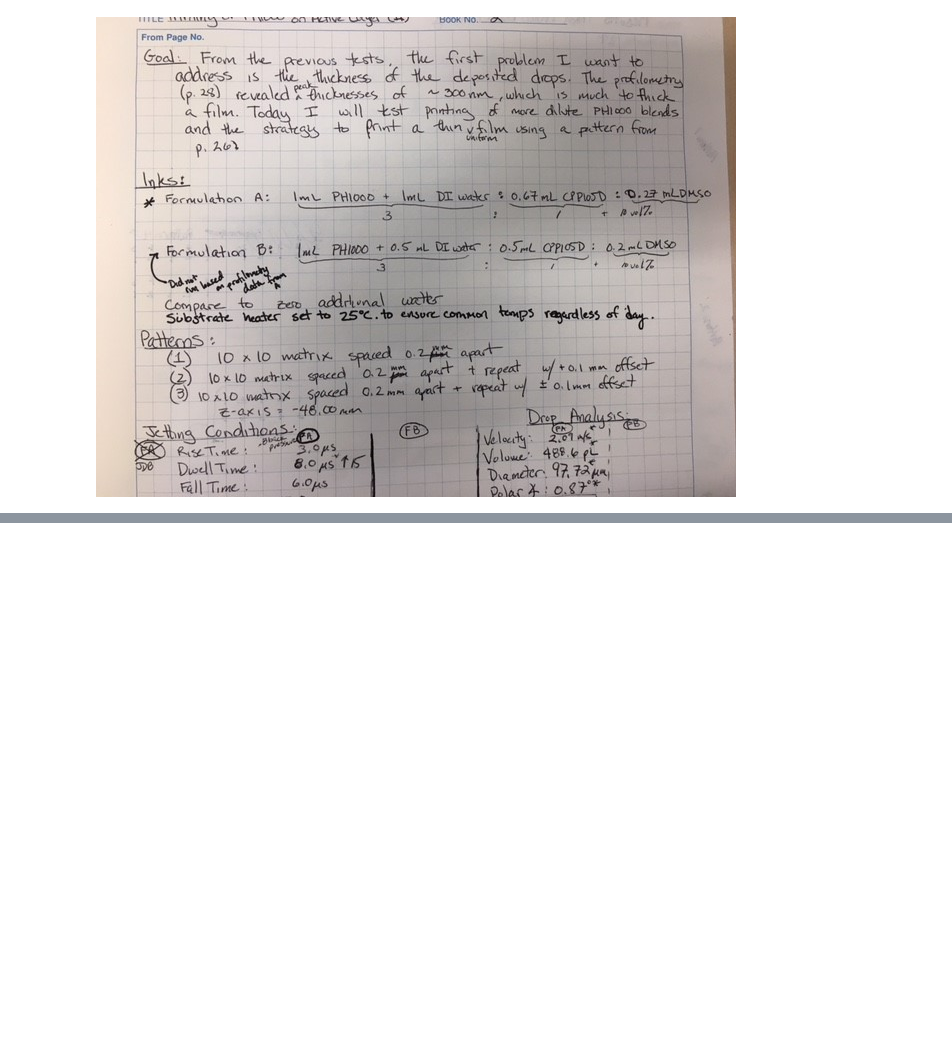
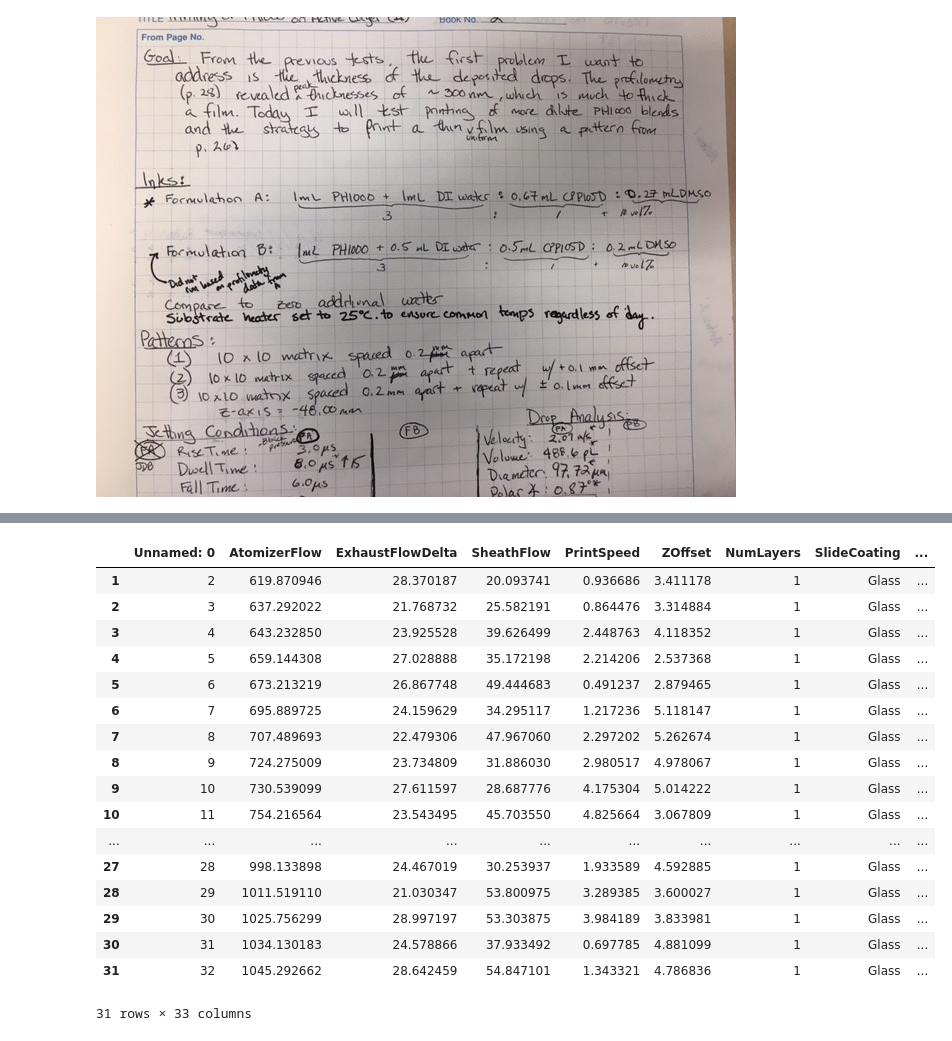
Before and after one commit to marsh1717/UpdateMaterial, a Jupyter notebook: 7-24-18 Update/PH1000 First Test Set.ipynb, the cells around one changed output, grey strips where cells are left out. Drawn from its saved outputs; the diff is of its cells as text; code cells hidden in the pictures; blank space fills up the shorter version.

```diff
--- a/7-24-18 Update/PH1000 First Test Set.ipynb
+++ b/7-24-18 Update/PH1000 First Test Set.ipynb
@@ -97,0 +77,23 @@ testTable
+# %%
+
+testTable = pd.read_csv('initialization___2018-07-13 13-29-56.832073.csv')
+testTable.loc[1:31]
+# %% [output]
+|  | Unnamed: 0 | AtomizerFlow | ExhaustFlowDelta | SheathFlow | PrintSpeed | ZOffset | NumLayers | SlideCoating | ... |
+| 1 | 2 | 619.870946 | 28.370187 | 20.093741 | 0.936686 | 3.411178 | 1 | Glass | ... |
+| 2 | 3 | 637.292022 | 21.768732 | 25.582191 | 0.864476 | 3.314884 | 1 | Glass | ... |
+| 3 | 4 | 643.232850 | 23.925528 | 39.626499 | 2.448763 | 4.118352 | 1 | Glass | ... |
+| 4 | 5 | 659.144308 | 27.028888 | 35.172198 | 2.214206 | 2.537368 | 1 | Glass | ... |
+| 5 | 6 | 673.213219 | 26.867748 | 49.444683 | 0.491237 | 2.879465 | 1 | Glass | ... |
+| 6 | 7 | 695.889725 | 24.159629 | 34.295117 | 1.217236 | 5.118147 | 1 | Glass | ... |
+| 7 | 8 | 707.489693 | 22.479306 | 47.967060 | 2.297202 | 5.262674 | 1 | Glass | ... |
+| 8 | 9 | 724.275009 | 23.734809 | 31.886030 | 2.980517 | 4.978067 | 1 | Glass | ... |
+| 9 | 10 | 730.539099 | 27.611597 | 28.687776 | 4.175304 | 5.014222 | 1 | Glass | ... |
+| 10 | 11 | 754.216564 | 23.543495 | 45.703550 | 4.825664 | 3.067809 | 1 | Glass | ... |
+| ... | ... | ... | ... | ... | ... | ... | ... | ... | ... |
+| 27 | 28 | 998.133898 | 24.467019 | 30.253937 | 1.933589 | 4.592885 | 1 | Glass | ... |
+| 28 | 29 | 1011.519110 | 21.030347 | 53.800975 | 3.289385 | 3.600027 | 1 | Glass | ... |
+| 29 | 30 | 1025.756299 | 28.997197 | 53.303875 | 3.984189 | 3.833981 | 1 | Glass | ... |
+| 30 | 31 | 1034.130183 | 24.578866 | 37.933492 | 0.697785 | 4.881099 | 1 | Glass | ... |
+| 31 | 32 | 1045.292662 | 28.642459 | 54.847101 | 1.343321 | 4.786836 | 1 | Glass | ... |
+31 rows × 33 columns
```
Also changed, not shown: parts of 3 cells of this notebook.
